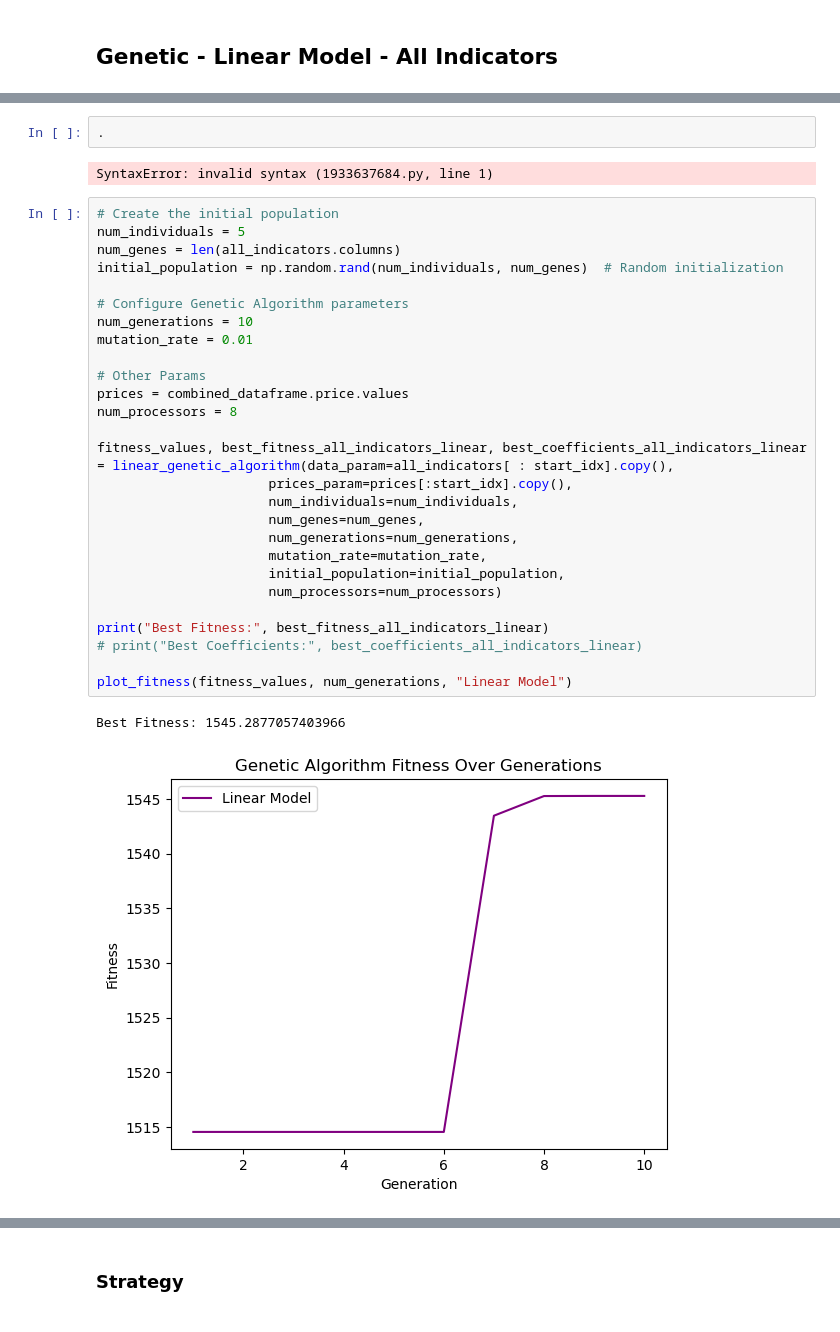
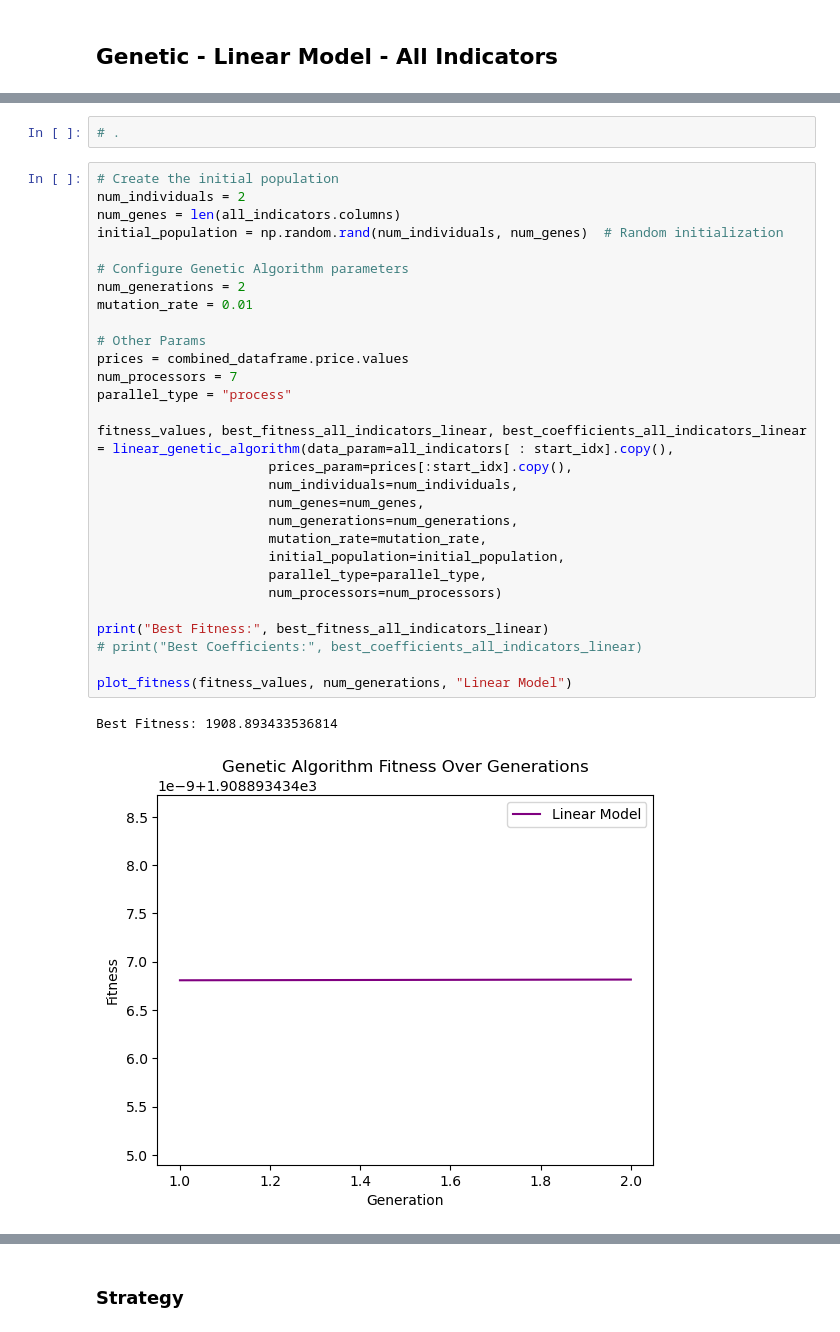
Before and after one commit to afsharino/Undergraduate-Capstone-Project, a Jupyter notebook: src/main.ipynb, the cells around one changed output, grey strips where cells are left out. Cells and saved outputs as stored; diff of their text form.

```diff
--- a/src/main.ipynb
+++ b/src/main.ipynb
@@ -913,37 +921,37 @@ subplot("Fearandgreed", downtrend_data, sideway_data, uptrend_data)
 # %%
-.
+# .
-# %% [output]
-SyntaxError: invalid syntax (1933637684.py, line 1)
 # %%
 # Create the initial population
-num_individuals = 5
+num_individuals = 2
 num_genes = len(all_indicators.columns)
 initial_population = np.random.rand(num_individuals, num_genes)  # Random initialization
 
 # Configure Genetic Algorithm parameters
-num_generations = 10
+num_generations = 2
 mutation_rate = 0.01
 
 # Other Params
 prices = combined_dataframe.price.values
-num_processors = 8
+num_processors = 7
+parallel_type = "process"
 
 fitness_values, best_fitness_all_indicators_linear, best_coefficients_all_indicators_linear = linear_genetic_algorithm(data_param=all_indicators[ : start_idx].copy(),
                       prices_param=prices[:start_idx].copy(),
                       num_individuals=num_individuals,
                       num_genes=num_genes,
                       num_generations=num_generations,
                       mutation_rate=mutation_rate,
                       initial_population=initial_population,
+                      parallel_type=parallel_type,
                       num_processors=num_processors)
 
 print("Best Fitness:", best_fitness_all_indicators_linear)
 # print("Best Coefficients:", best_coefficients_all_indicators_linear)
 
 plot_fitness(fitness_values, num_generations, "Linear Model")
 # %% [output]
-Best Fitness: 1545.2877057403966
+Best Fitness: 1908.893433536814
-[figure, old version]
+[figure, new version]
 # %%
 np.where(abs(best_coefficients_all_indicators_linear) >1)[0].shape
 # %% [output]
```
Also changed, not shown: parts of 4 cells of this notebook, 1 other file.
